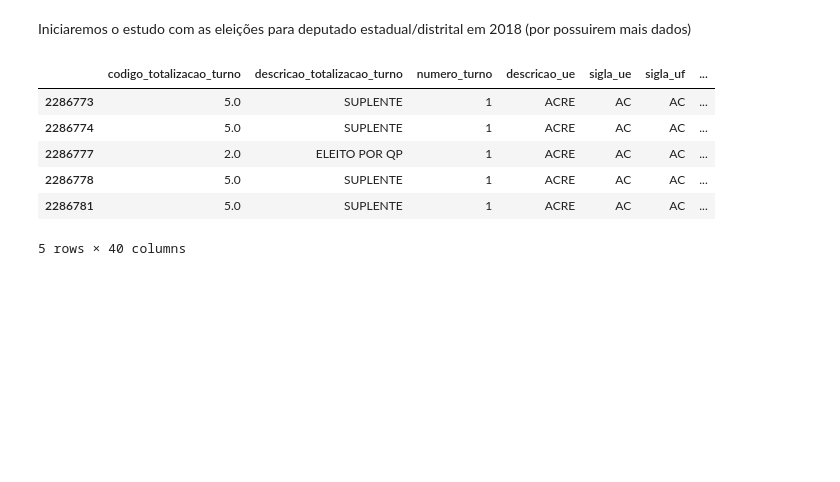
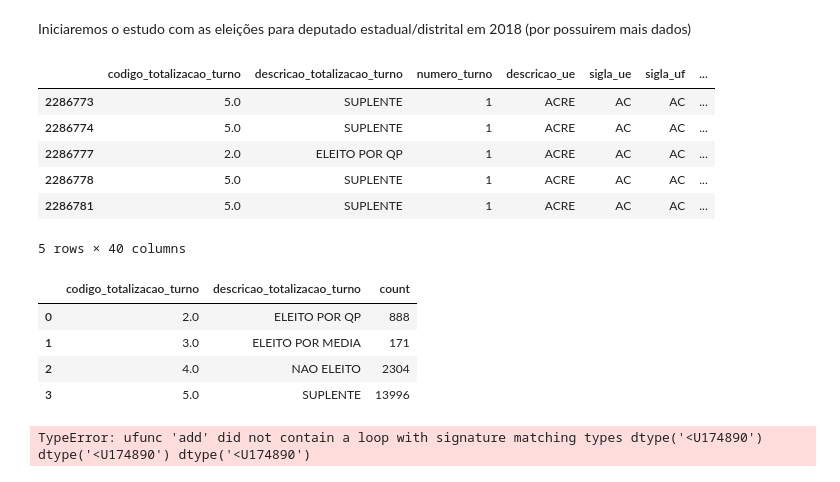
Before and after one commit to EBarbara/analise-eleicoes, a Jupyter notebook: Exploratory.ipynb, the cells around one changed output. Saved outputs shown, nothing was run; the diff lists cells and outputs as text; code cells hidden in the pictures; blank space fills up the shorter version.

```diff
--- a/Exploratory.ipynb
+++ b/Exploratory.ipynb
@@ -188,3 +189,21 @@ df_deputado_2018.head()
 | 2286778 | 5.0 | SUPLENTE | 1 | ACRE | AC | AC | ... |
 | 2286781 | 5.0 | SUPLENTE | 1 | ACRE | AC | AC | ... |
 5 rows × 40 columns
+# %%
+df_deputado_2018\
+    .fillna(-9999)\
+    .groupby(['codigo_totalizacao_turno', 'descricao_totalizacao_turno'])\
+    .size()\
+    .reset_index()\
+    .rename(columns={0:'count'})
+# %% [output]
+|  | codigo_totalizacao_turno | descricao_totalizacao_turno | count |
+| 0 | 2.0 | ELEITO POR QP | 888 |
+| 1 | 3.0 | ELEITO POR MEDIA | 171 |
+| 2 | 4.0 | NAO ELEITO | 2304 |
+| 3 | 5.0 | SUPLENTE | 13996 |
+# %%
+df_dep_est_18_mca = mca.MCA(df_deputado_2018.drop(['codigo_totalizacao_turno', 'descricao_totalizacao_turno'], axis=1))
+df_dep_est_18_mca.head()
+# %% [output]
+TypeError: ufunc 'add' did not contain a loop with signature matching types dtype('<U174890') dtype('<U174890') dtype('<U174890')
```
Also changed, not shown: parts of 1 cell of this notebook, 1 other file.
